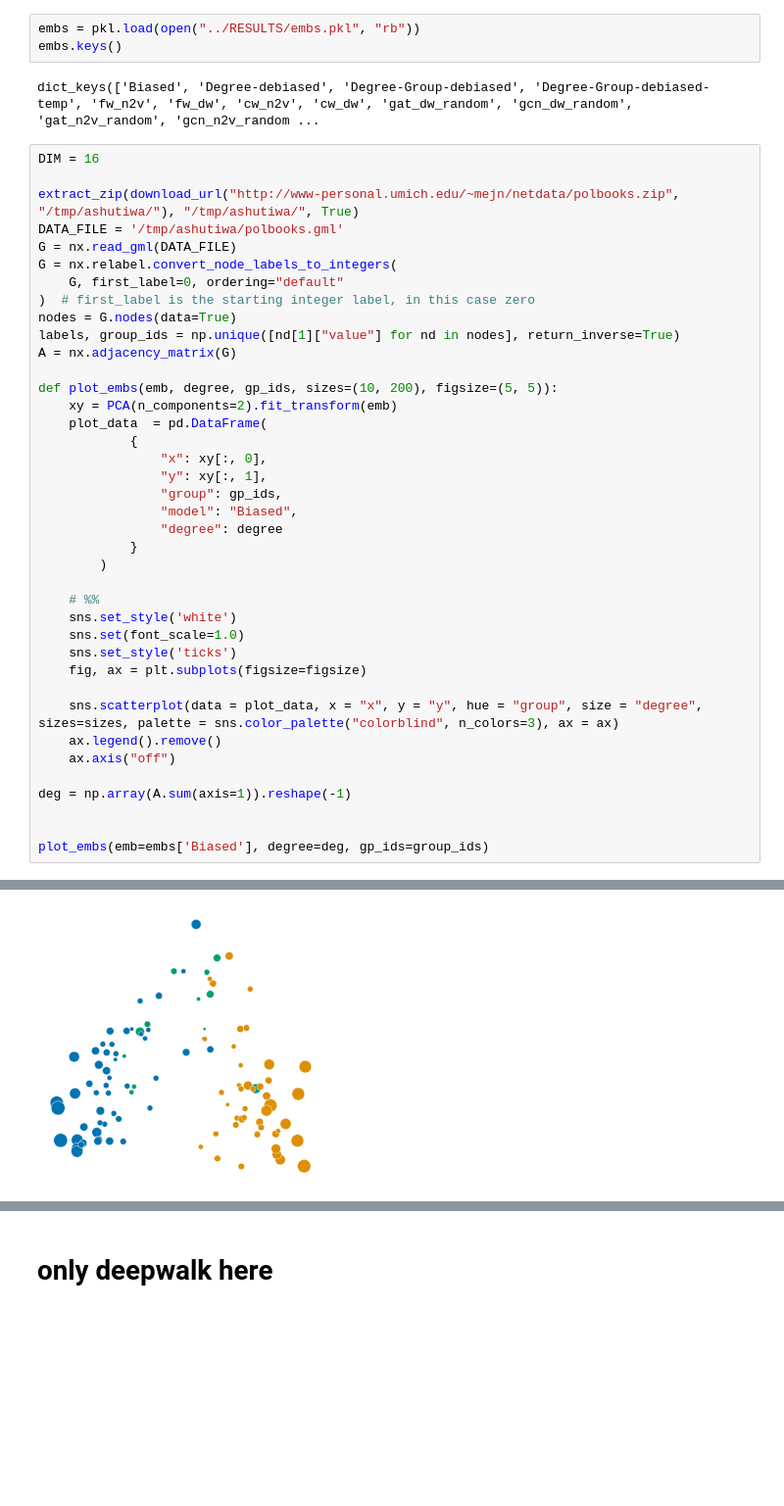
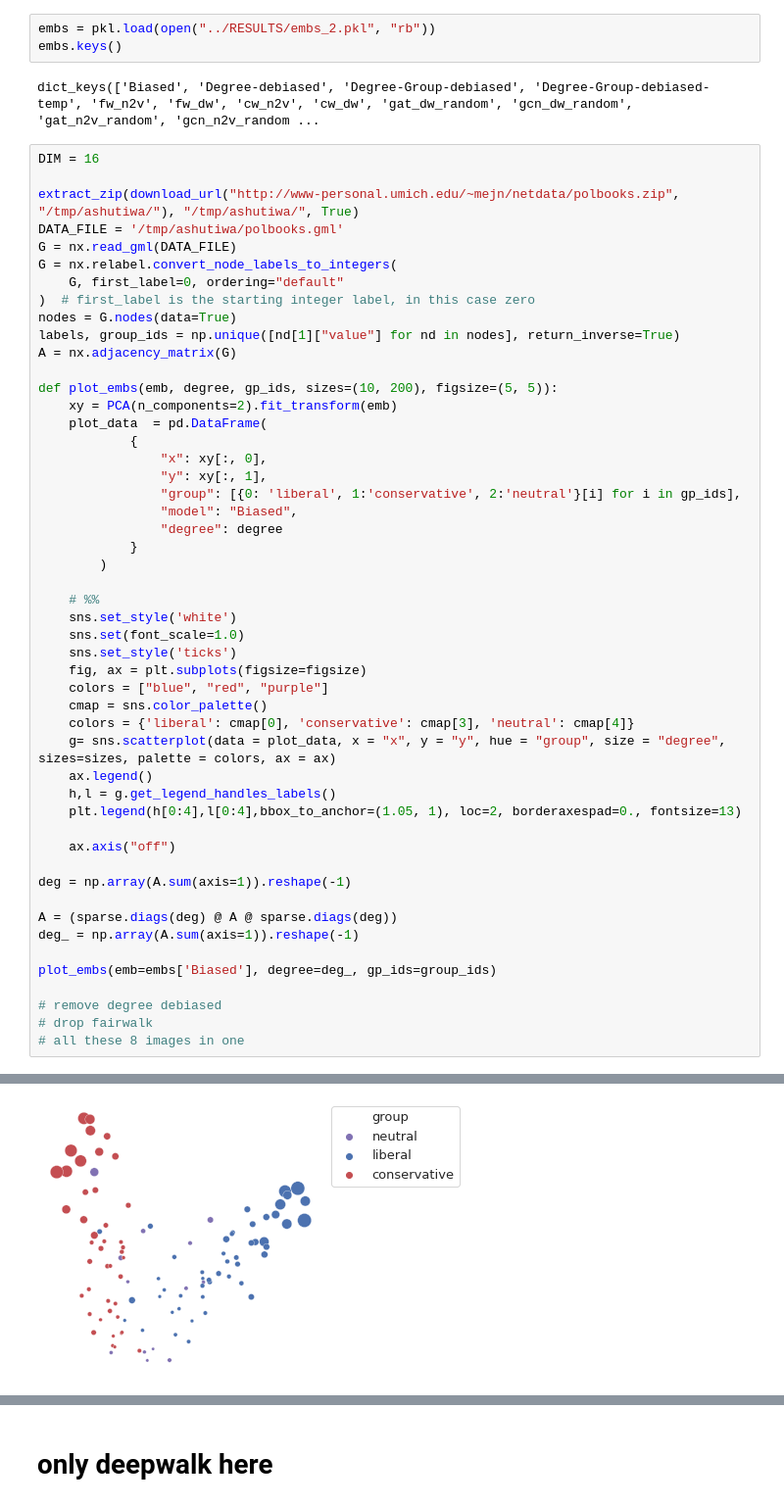
Before and after one commit to thunderock/residual2vec_, a Jupyter notebook: notebooks/PLOTS/demonstration.ipynb, the cells around one changed output, grey strips where cells are left out. Shown at 98% size. Saved outputs shown, nothing was run; the diff lists cells and outputs as text; blank space fills up the shorter version.

```diff
--- a/notebooks/PLOTS/demonstration.ipynb
+++ b/notebooks/PLOTS/demonstration.ipynb
@@ -23,7 +23,7 @@ import pickle as pkl
 # %% [output]
 Using GPU: cuda:0
 # %%
-embs = pkl.load(open("../RESULTS/embs.pkl", "rb"))
+embs = pkl.load(open("../RESULTS/embs_2.pkl", "rb"))
 embs.keys()
 # %% [output]
 dict_keys(['Biased', 'Degree-debiased', 'Degree-Group-debiased', 'Degree-Group-debiased-temp', 'fw_n2v', 'fw_dw', 'cw_n2v', 'cw_dw', 'gat_dw_random', 'gcn_dw_random', 'gat_n2v_random', 'gcn_n2v_random ...
@@ -38,35 +38,46 @@ G = nx.relabel.convert_node_labels_to_integers(
 )  # first_label is the starting integer label, in this case zero
 nodes = G.nodes(data=True)
 labels, group_ids = np.unique([nd[1]["value"] for nd in nodes], return_inverse=True)
 A = nx.adjacency_matrix(G)
 
 def plot_embs(emb, degree, gp_ids, sizes=(10, 200), figsize=(5, 5)):
     xy = PCA(n_components=2).fit_transform(emb)
     plot_data  = pd.DataFrame(
             {
                 "x": xy[:, 0],
                 "y": xy[:, 1],
-                "group": gp_ids,
+                "group": [{0: 'liberal', 1:'conservative', 2:'neutral'}[i] for i in gp_ids],
                 "model": "Biased",
                 "degree": degree
             }
         )
 
     # %%
     sns.set_style('white')
     sns.set(font_scale=1.0)
     sns.set_style('ticks')
     fig, ax = plt.subplots(figsize=figsize)
+    colors = ["blue", "red", "purple"]
+    cmap = sns.color_palette()
+    colors = {'liberal': cmap[0], 'conservative': cmap[3], 'neutral': cmap[4]}
+    g= sns.scatterplot(data = plot_data, x = "x", y = "y", hue = "group", size = "degree", sizes=sizes, palette = colors, ax = ax)
+    ax.legend()
+    h,l = g.get_legend_handles_labels()
+    plt.legend(h[0:4],l[0:4],bbox_to_anchor=(1.05, 1), loc=2, borderaxespad=0., fontsize=13)
 
-    sns.scatterplot(data = plot_data, x = "x", y = "y", hue = "group", size = "degree", sizes=sizes, palette = sns.color_palette("colorblind", n_colors=3), ax = ax)
-    ax.legend().remove()
     ax.axis("off")
 
 deg = np.array(A.sum(axis=1)).reshape(-1)
 
+A = (sparse.diags(deg) @ A @ sparse.diags(deg))
+deg_ = np.array(A.sum(axis=1)).reshape(-1)
 
-plot_embs(emb=embs['Biased'], degree=deg, gp_ids=group_ids)
+plot_embs(emb=embs['Biased'], degree=deg_, gp_ids=group_ids)
+
+# remove degree debiased
+# drop fairwalk
+# all these 8 images in one
 # %% [output]
 Using existing file polbooks.zip
 Extracting /tmp/ashutiwa/polbooks.zip
-[figure, old version]
+[figure, new version]
```
Also changed, not shown: parts of 15 cells of this notebook, 1 other file.
